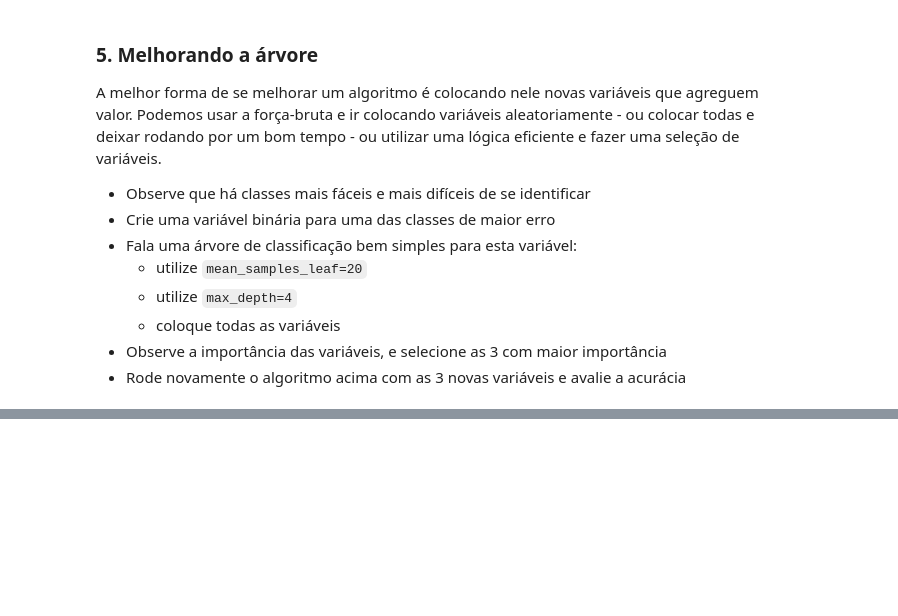
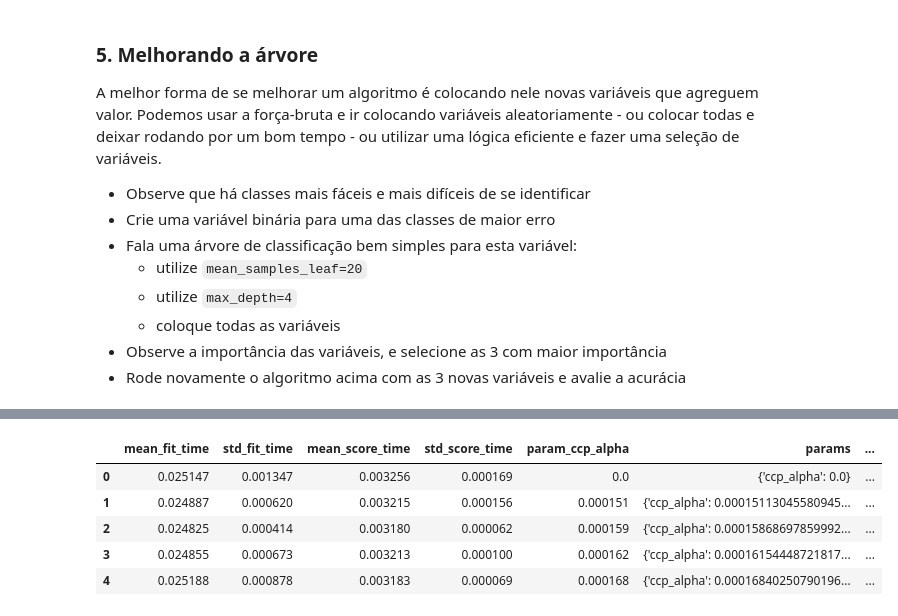
Before and after one commit to piresthiago10/estudos_data_science, a Jupyter notebook: modulo_17_arvores_2/mod17_tarefa_3.ipynb, the cells around one changed output, grey strips where cells are left out. Drawn from its saved outputs; the diff is of its cells as text; code cells hidden in the pictures; blank space fills up the shorter version.

```diff
--- a/modulo_17_arvores_2/mod17_tarefa_3.ipynb
+++ b/modulo_17_arvores_2/mod17_tarefa_3.ipynb
@@ -167,0 +207,2 @@ clf = DecisionTreeClassifier(random_state=2360873, min_samples_leaf=20).fit(X_tr
+# %%
+variaveis_anteriores = ['tGravityAcc-min()-X', 'fBodyAcc-mean()-X', 'angle(Y,gravityMean)']
@@ -167,0 +219,7 @@ clf = DecisionTreeClassifier(random_state=2360873, min_samples_leaf=20).fit(X_tr
+# %%
+variaveis_relevantes = variaveis_anteriores + most_important_cols_bin1 + most_important_cols_bin3
+variaveis_relevantes_filtradas = []
+for item in variaveis_relevantes:
+    if item not in variaveis_relevantes_filtradas:
+        variaveis_relevantes_filtradas.append(item)
+variaveis_relevantes_filtradas
@@ -167,0 +271,10 @@ clf = DecisionTreeClassifier(random_state=2360873, min_samples_leaf=20).fit(X_tr
+# %%
+resultados = pd.DataFrame(grid.cv_results_)
+resultados.head()
+# %% [output]
+|  | mean_fit_time | std_fit_time | mean_score_time | std_score_time | param_ccp_alpha | params | ... |
+| 0 | 0.025147 | 0.001347 | 0.003256 | 0.000169 | 0.0 | {'ccp_alpha': 0.0} | ... |
+| 1 | 0.024887 | 0.000620 | 0.003215 | 0.000156 | 0.000151 | {'ccp_alpha': 0.00015113045580945... | ... |
+| 2 | 0.024825 | 0.000414 | 0.003180 | 0.000062 | 0.000159 | {'ccp_alpha': 0.00015868697859992... | ... |
+| 3 | 0.024855 | 0.000673 | 0.003213 | 0.000100 | 0.000162 | {'ccp_alpha': 0.00016154448721817... | ... |
+| 4 | 0.025188 | 0.000878 | 0.003183 | 0.000069 | 0.000168 | {'ccp_alpha': 0.00016840250790196... | ... |
```
Also changed, not shown: parts of 20 cells of this notebook.
